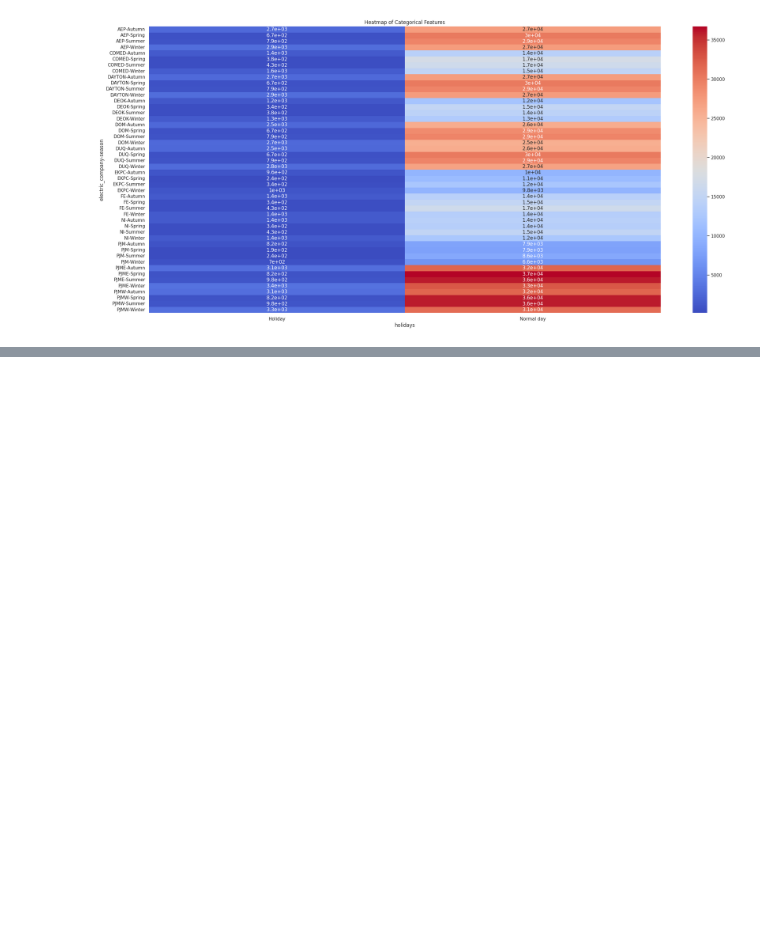
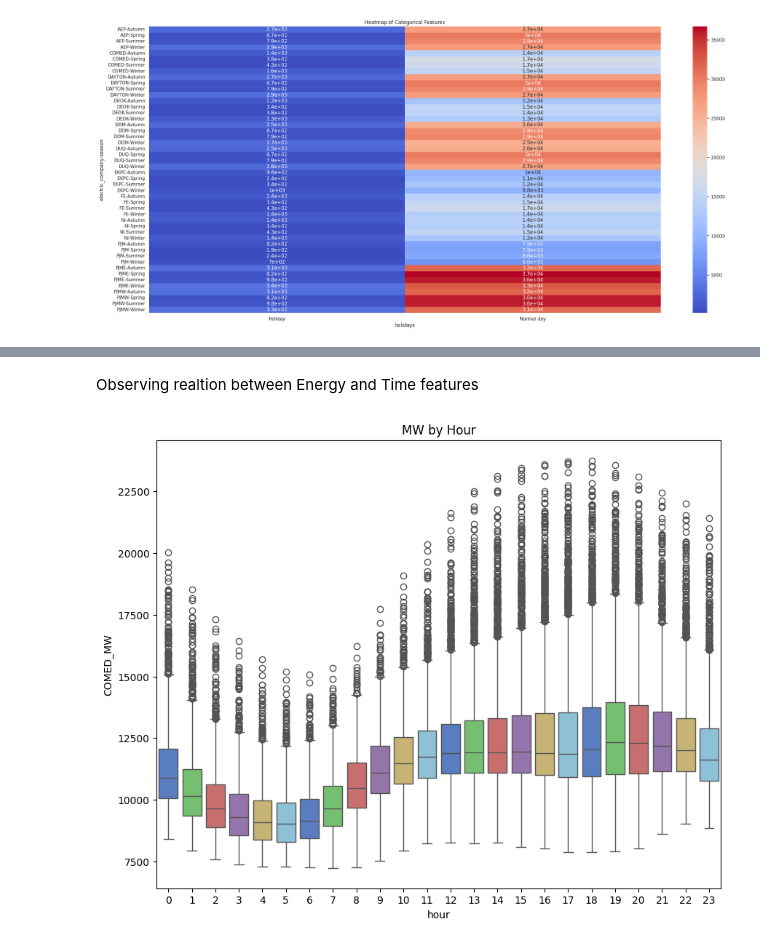
Before and after one commit to Tahsinmullick/energy_consumption_forecast_and_causal_modeling, a Jupyter notebook: Energy_Consumption_Modeling,_Forecast_and_Causal_Inference.ipynb, the cells around one changed output, grey strips where cells are left out. Cells and saved outputs as stored; diff of their text form; code cells hidden in the pictures; blank space fills up the shorter version.

```diff
--- a/Energy_Consumption_Modeling,_Forecast_and_Causal_Inference.ipynb
+++ b/Energy_Consumption_Modeling,_Forecast_and_Causal_Inference.ipynb
@@ -714,0 +875,17 @@ plt.show()
+# %%
+def create_features(df):
+    """
+    Create time series features based on time series index.
+    """
+    df = df.copy()
+    df['hour'] = df.index.hour
+    df['dayofweek'] = df.index.dayofweek
+    df['quarter'] = df.index.quarter
+    df['month'] = df.index.month
+    df['year'] = df.index.year
+    df['dayofyear'] = df.index.dayofyear
+    df['dayofmonth'] = df.index.day
+    df['weekofyear'] = df.index.isocalendar().week
+    return df
+
+df_comed_energy = create_features(df_comed)
@@ -714,0 +902,9 @@ plt.show()
+# %% [markdown]
+Observing realtion between Energy and Time features
+# %%
+fig, ax = plt.subplots(figsize=(10, 8))
+sns.boxplot(data=df_comed_energy, x='hour', y='COMED_MW', palette='muted6')
+ax.set_title('MW by Hour')
+plt.show()
+# %% [output]
+[figure, added]
```
Also changed, not shown: parts of 53 cells of this notebook, 4 other files.
